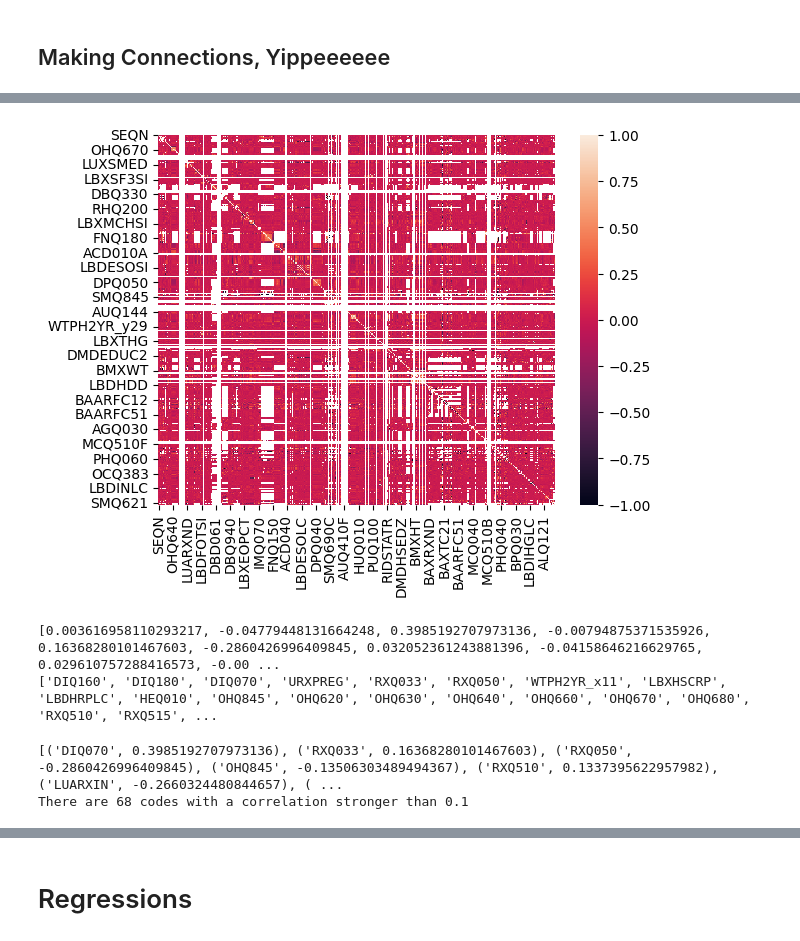
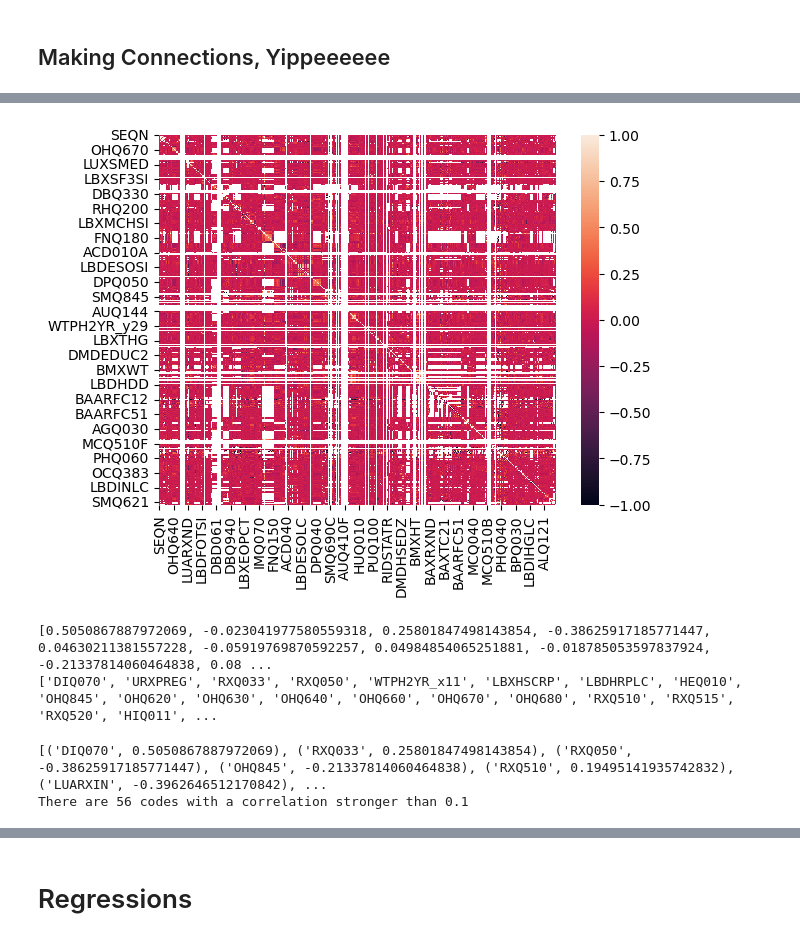
Before and after one commit to PiSaucer/CS426-Project, a Jupyter notebook: diabetes.ipynb, the cells around one changed output, grey strips where cells are left out. Drawn from its saved outputs; the diff is of its cells as text; code cells hidden in the pictures.

```diff
--- a/diabetes.ipynb
+++ b/diabetes.ipynb
@@ -264,14 +187,20 @@ df.to_csv('all_data.csv', index=False)
 # %%
 # import csv
 df = pd.read_csv('all_data.csv')
 
+df_ml = df.copy()
+
+# Filter out missing values in the target
+df_ml = df_ml[df_ml['DIQ010'].isin([1, 2])]  # Keep only Yes/No answers
+df_ml['diabetes'] = np.where(df_ml['DIQ010'] == 1, 1, 0)
+
 # making correlation graph - only include numeric columns
-corrmat = df.corr(numeric_only=True)
+corrmat = df_ml.corr(numeric_only=True)
 round(corrmat, 2)
 sns.heatmap(corrmat)
 plt.show()
 # %% [output]
-[figure, old version]
+[figure, new version]
 # %%
 # gets lists of correlations to DIQ010 (diagnosed w/ diabetes) and the corresponding codes
 correlations = corrmat['DIQ010'].dropna().tolist()[2:]
@@ -280,21 +209,21 @@ codes = corrmat['DIQ010'].dropna().keys().tolist()[2:]
 print(correlations)
 print(codes)
 # %% [output]
-[0.003616958110293217, -0.04779448131664248, 0.3985192707973136, -0.00794875371535926, 0.16368280101467603, -0.2860426996409845, 0.032052361243881396, -0.04158646216629765, 0.029610757288416573, -0.00 ...
-['DIQ160', 'DIQ180', 'DIQ070', 'URXPREG', 'RXQ033', 'RXQ050', 'WTPH2YR_x11', 'LBXHSCRP', 'LBDHRPLC', 'HEQ010', 'OHQ845', 'OHQ620', 'OHQ630', 'OHQ640', 'OHQ660', 'OHQ670', 'OHQ680', 'RXQ510', 'RXQ515', ...
+[0.5050867887972069, -0.023041977580559318, 0.25801847498143854, -0.38625917185771447, 0.04630211381557228, -0.05919769870592257, 0.04984854065251881, -0.018785053597837924, -0.21337814060464838, 0.08 ...
+['DIQ070', 'URXPREG', 'RXQ033', 'RXQ050', 'WTPH2YR_x11', 'LBXHSCRP', 'LBDHRPLC', 'HEQ010', 'OHQ845', 'OHQ620', 'OHQ630', 'OHQ640', 'OHQ660', 'OHQ670', 'OHQ680', 'RXQ510', 'RXQ515', 'RXQ520', 'HIQ011', ...
 # %%
 # create a list of codes with decent correlation, format: (code, correlation)
 
 filtCorrs = []
 for i in range(len(correlations)):
-    if correlations[i] > 0.1 or correlations[i] < -0.1:
+    if correlations[i] > 0.15 or correlations[i] < -0.15:
         filtCorrs.append((codes[i], correlations[i]))
 
 print(filtCorrs)
 print(f'There are {len(filtCorrs)} codes with a correlation stronger than 0.1')
 # %% [output]
-[('DIQ070', 0.3985192707973136), ('RXQ033', 0.16368280101467603), ('RXQ050', -0.2860426996409845), ('OHQ845', -0.13506303489494367), ('RXQ510', 0.1337395622957982), ('LUARXIN', -0.2660324480844657), ( ...
-There are 68 codes with a correlation stronger than 0.1
+[('DIQ070', 0.5050867887972069), ('RXQ033', 0.25801847498143854), ('RXQ050', -0.38625917185771447), ('OHQ845', -0.21337814060464838), ('RXQ510', 0.19495141935742832), ('LUARXIN', -0.3962646512170842), ...
+There are 56 codes with a correlation stronger than 0.1
 # %%
 # graph of the amount of features we can get with different correlation thresholds
 
```
Also changed, not shown: parts of 24 cells of this notebook.
